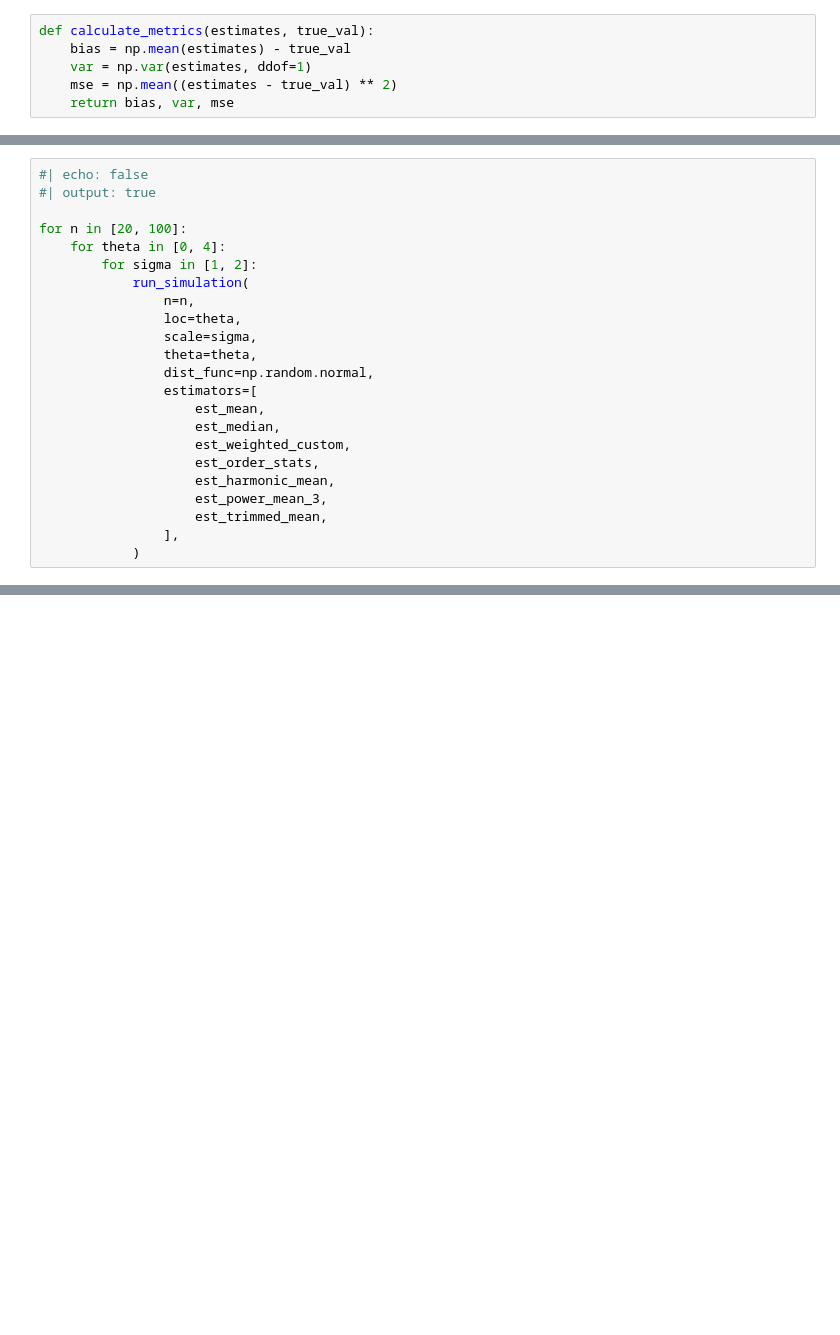
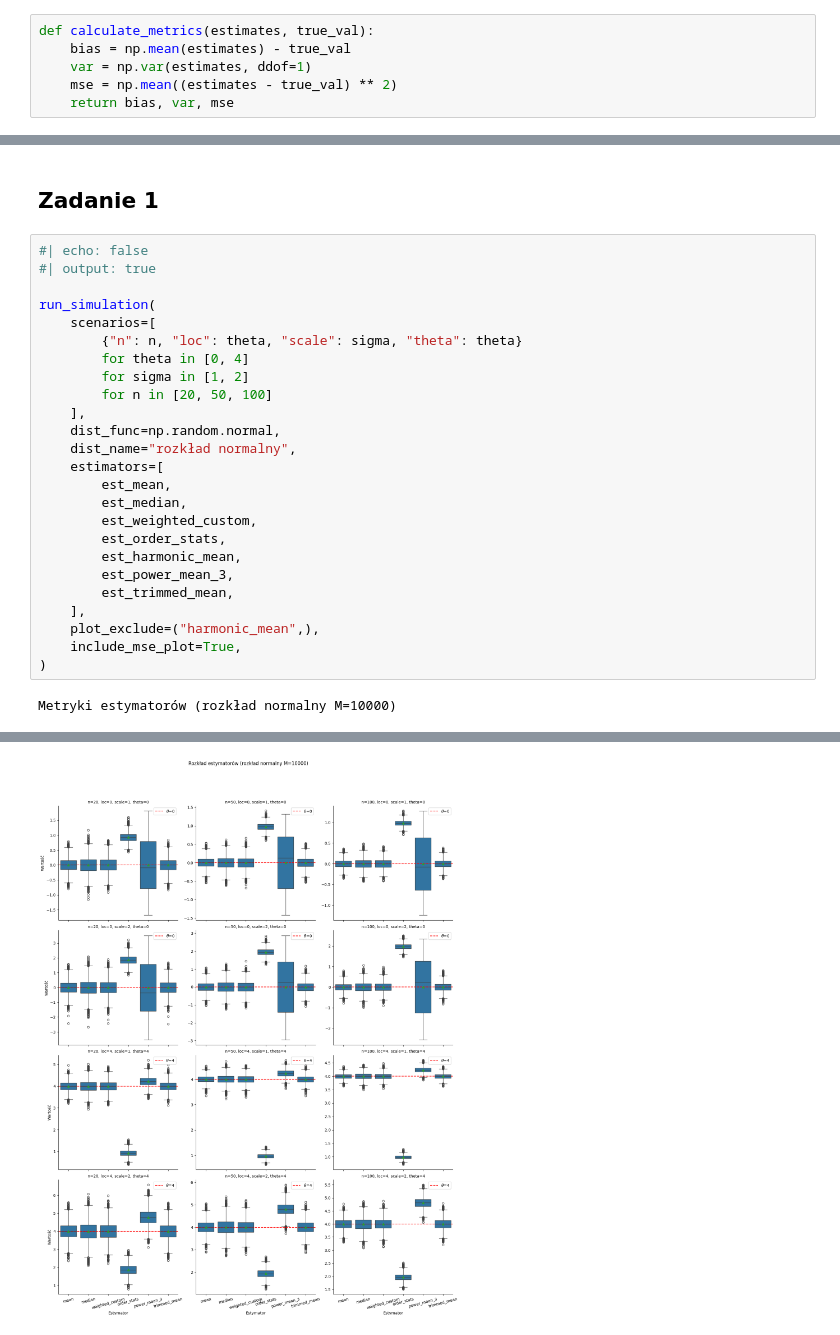
Before and after one commit to BartoszKruszewski/courses-uwr, a Jupyter notebook: Statystyka z modelami liniowymi/Pracownia1/zadanie1.ipynb, the cells around one changed output, grey strips where cells are left out. Drawn from its saved outputs; the diff is of its cells as text; blank space fills up the shorter version.

```diff
--- a/Statystyka z modelami liniowymi/Pracownia1/zadanie1.ipynb
+++ b/Statystyka z modelami liniowymi/Pracownia1/zadanie1.ipynb
@@ -125,23 +234,29 @@ def run_simulation(n, loc, scale, theta, dist_func, estimators, M=10000):
+# %% [markdown]
+## Zadanie 1
 # %%
 #| echo: false
 #| output: true
 
-for n in [20, 100]:
-    for theta in [0, 4]:
-        for sigma in [1, 2]:
-            run_simulation(
-                n=n,
-                loc=theta,
-                scale=sigma,
-                theta=theta,
-                dist_func=np.random.normal,
-                estimators=[
-                    est_mean,
-                    est_median,
-                    est_weighted_custom,
-                    est_order_stats,
-                    est_harmonic_mean,
-                    est_power_mean_3,
-                    est_trimmed_mean,
-                ],
-            )
+run_simulation(
+    scenarios=[
+        {"n": n, "loc": theta, "scale": sigma, "theta": theta}
+        for theta in [0, 4]
+        for sigma in [1, 2]
+        for n in [20, 50, 100]
+    ],
+    dist_func=np.random.normal,
+    dist_name="rozkład normalny",
+    estimators=[
+        est_mean,
+        est_median,
+        est_weighted_custom,
+        est_order_stats,
+        est_harmonic_mean,
+        est_power_mean_3,
+        est_trimmed_mean,
+    ],
+    plot_exclude=("harmonic_mean",),
+    include_mse_plot=True,
+)
+# %% [output]
+Metryki estymatorów (rozkład normalny M=10000)
@@ -147,0 +281 @@ for n in [20, 100]:
+[figure, added]
```
Also changed, not shown: parts of 11 cells of this notebook.
